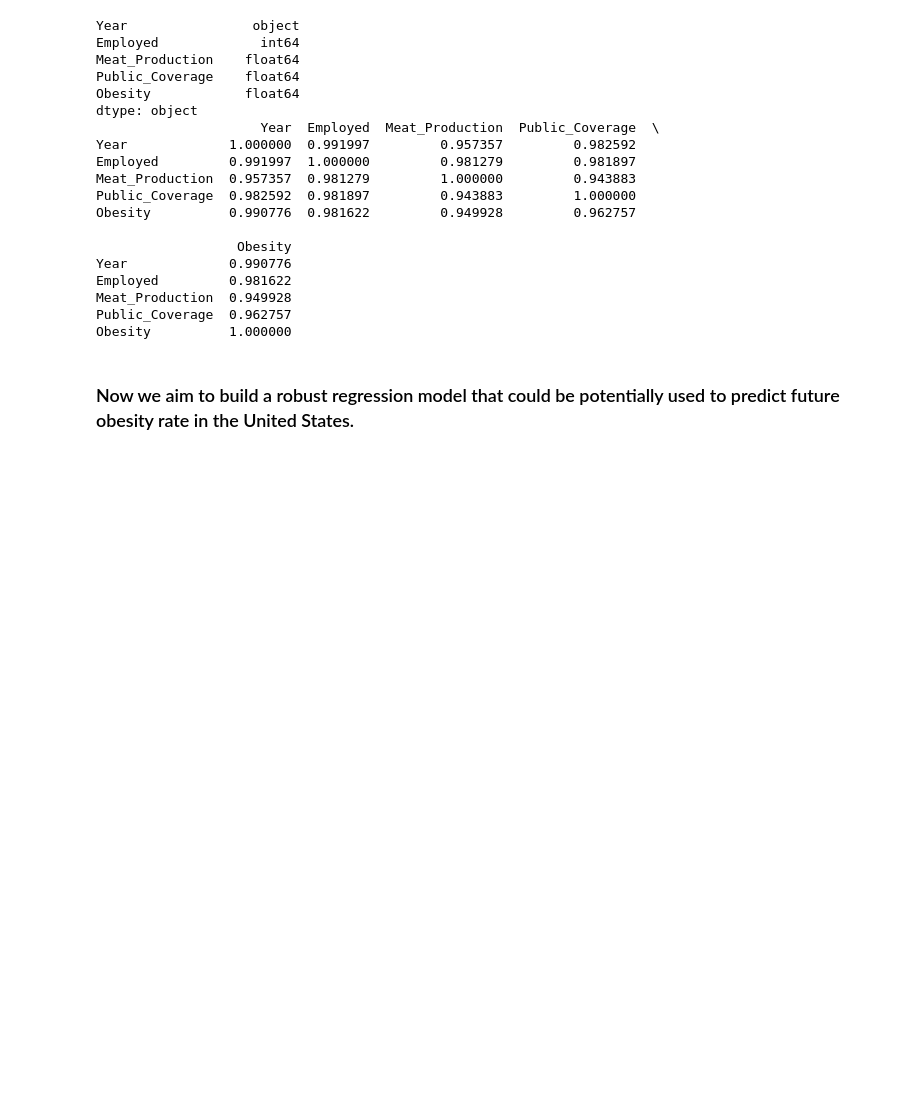
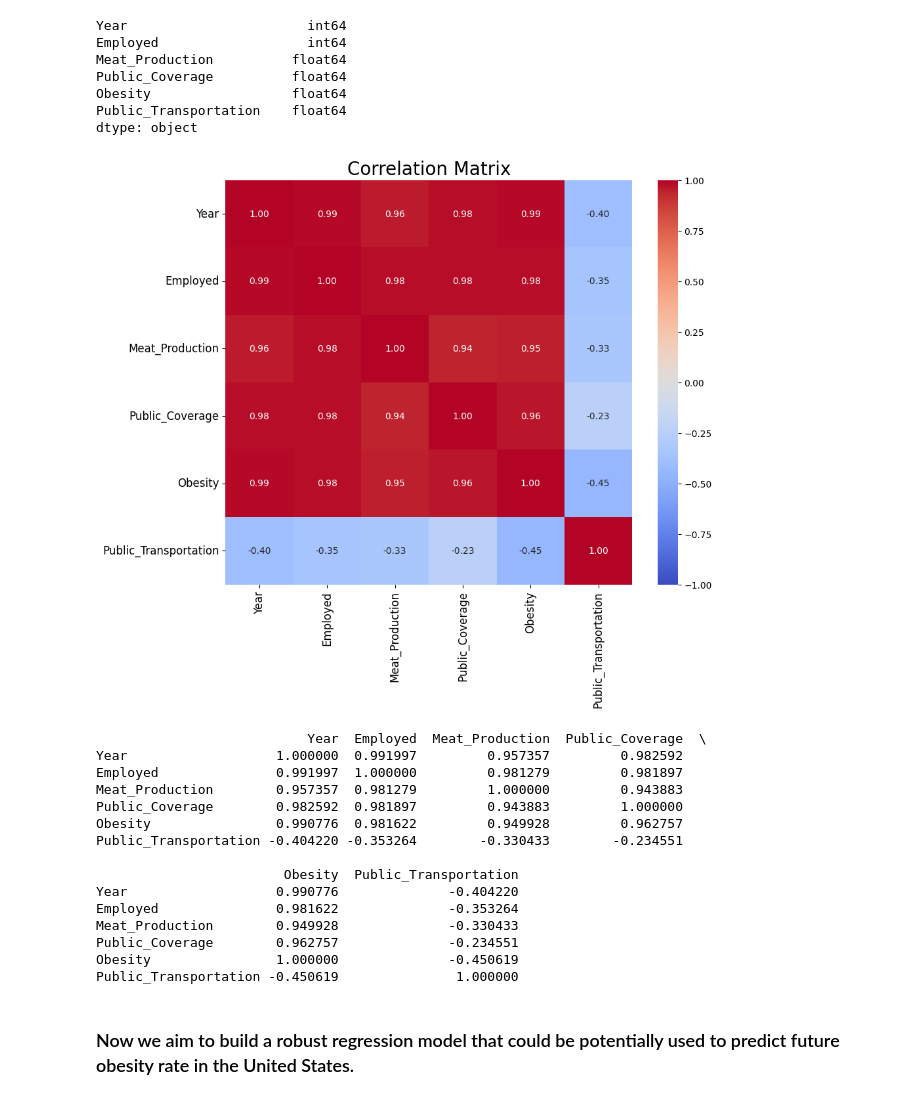
Before and after one commit to TonyZhang2004/Citadel-Summer-Datathon, a Jupyter notebook: regression_analysis.ipynb, the cells around one changed output. Saved outputs shown, nothing was run; the diff lists cells and outputs as text; code cells hidden in the pictures; blank space fills up the shorter version.

```diff
--- a/regression_analysis.ipynb
+++ b/regression_analysis.ipynb
@@ -47,41 +59,59 @@ public_coverage.head(10)
 # %%
-yearly_df = pd.DataFrame(columns=['Year', 'Employed', 'Meat_Production', 'Public_Coverage', 'Obesity'])
+yearly_df = pd.DataFrame(columns=['Year', 'Employed', 'Meat_Production', 'Public_Coverage',
+                                  'Obesity', 'Public_Transportation'])
 for year in range(2012, 2023):
     total_employed = (employed[employed['Year'] == year]['Estimate'].sum())
     total_meat_production = meat_production[meat_production['Year'] == year]['Production'].sum()
     total_public_coverage = public_coverage[public_coverage['Year'] == year]['Estimate'].sum()
     mean_obesity_us = nutrition[(nutrition['YearEnd'] == year) &
                                 (nutrition['Question'] == 'Percent of adults aged 18 years and older who have obesity')]['Data_Value'].mean()
+    total_public_transportation = public_transportation[public_transportation['Year'] == year]['Estimate'].sum()
+
     yearly_df = pd.concat([yearly_df, pd.DataFrame({'Year': [year],
                                                     'Employed': [total_employed],
                                                     'Meat_Production': [total_meat_production],
                                                     'Public_Coverage': [total_public_coverage],
-                                                    'Obesity' : mean_obesity_us})], ignore_index=True)
+                                                    'Obesity' : [mean_obesity_us],
+                                                    'Public_Transportation': [total_public_transportation]})], ignore_index=True)
 
-yearly_df['Employed'] = pd.to_numeric(yearly_df['Employed'], errors="coerce")
+for feature in yearly_df.columns:
+    yearly_df[feature] = pd.to_numeric(yearly_df[feature], errors="coerce")
+
 print(yearly_df.dtypes)
 corr_mat = yearly_df.corr()
+plt.figure(figsize=(10, 8))
+sns.heatmap(corr_mat, annot=True, fmt='.2f', cmap='coolwarm', vmin=-1, vmax=1, center=0)
+
+plt.title('Correlation Matrix', fontsize=20)
+plt.xticks(fontsize=12)
+plt.yticks(fontsize=12)
+
+plt.show()
 print(corr_mat)
 # %% [output]
-Year                object
-Employed             int64
-Meat_Production    float64
-Public_Coverage    float64
-Obesity            float64
+Year                       int64
+Employed                   int64
+Meat_Production          float64
+Public_Coverage          float64
+Obesity                  float64
+Public_Transportation    float64
 dtype: object
-                     Year  Employed  Meat_Production  Public_Coverage  \
-Year             1.000000  0.991997         0.957357         0.982592
-Employed         0.991997  1.000000         0.981279         0.981897
-Meat_Production  0.957357  0.981279         1.000000         0.943883
-Public_Coverage  0.982592  0.981897         0.943883         1.000000
-Obesity          0.990776  0.981622         0.949928         0.962757
-
-                  Obesity
-Year             0.990776
-Employed         0.981622
-Meat_Production  0.949928
-Public_Coverage  0.962757
-Obesity          1.000000
+[figure, added]
+                           Year  Employed  Meat_Production  Public_Coverage  \
+Year                   1.000000  0.991997         0.957357         0.982592
+Employed               0.991997  1.000000         0.981279         0.981897
+Meat_Production        0.957357  0.981279         1.000000         0.943883
+Public_Coverage        0.982592  0.981897         0.943883         1.000000
+Obesity                0.990776  0.981622         0.949928         0.962757
+Public_Transportation -0.404220 -0.353264        -0.330433        -0.234551
+
+                        Obesity  Public_Transportation
+Year                   0.990776              -0.404220
+Employed               0.981622              -0.353264
+Meat_Production        0.949928              -0.330433
+Public_Coverage        0.962757              -0.234551
+Obesity                1.000000              -0.450619
+Public_Transportation -0.450619               1.000000
 # %% [markdown]
 ### Now we aim to build a robust regression model that could be potentially used to predict future obesity rate in the United States.
 # %%
```
Also changed, not shown: parts of 4 cells of this notebook, 1 other file.
